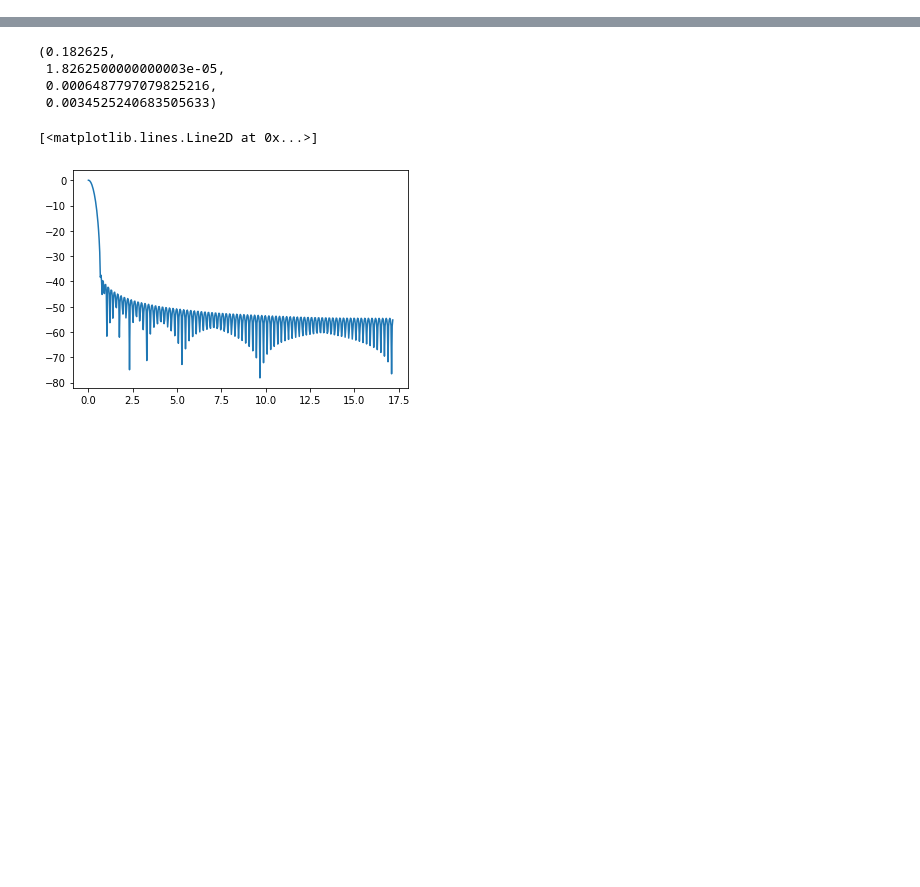
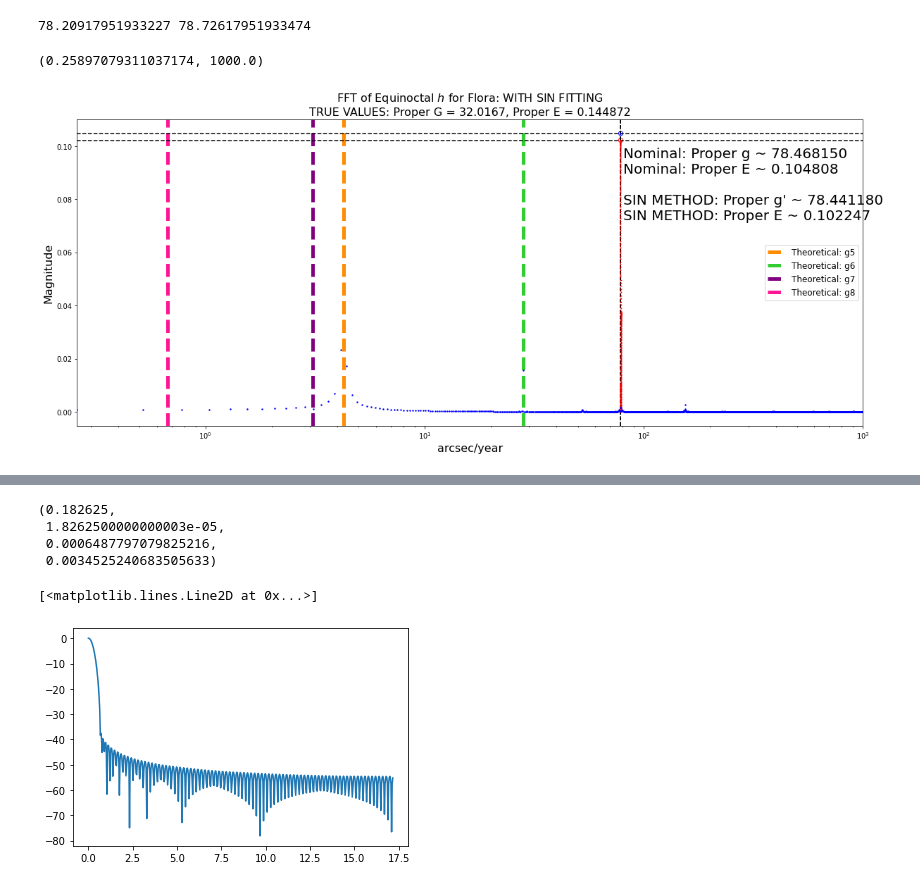
Before and after one commit to Rmelikyan/Flora_Family, a Jupyter notebook: notebooks/Derivation_of_Synthetic_Proper_Elements.ipynb, the cells around one changed output, grey strips where cells are left out. Cells and saved outputs as stored; diff of their text form; code cells hidden in the pictures; blank space fills up the shorter version.

```diff
--- a/notebooks/Derivation_of_Synthetic_Proper_Elements.ipynb
+++ b/notebooks/Derivation_of_Synthetic_Proper_Elements.ipynb
@@ -46,0 +143,58 @@ def get_kr(o):
+# %%
+plt.figure(figsize=(20, 8))
+def signal_strength(w, signal):
+    test_times = plot_times
+    n = len(signal)
+    return abs(sum(np.sin([t* w/3600/rad2Deg for t in test_times]) * signal)/n*2)
+
+# plt.axvline(5.5964, c='brown', ls ='--', label = 'Theoretical: g1', lw = 5)
+# plt.axvline(7.4559, c='darkkhaki', ls ='--', label = 'Theoretical: g2', lw = 5)
+# plt.axvline(g_j['g2']*rad2Deg*3600, c='darkkhaki', label='Locally Computed: g2', lw = 3)
+# plt.axvline(17.3646, c='darkgreen', ls ='--', label = 'Theoretical: g3', lw = 5)
+# plt.axvline(g_j['g3']*rad2Deg*3600, c='darkgreen', label='Locally Computed: g3', lw = 3)
+# plt.axvline(17.9156, c='red', ls ='--', label = 'Theoretical: g4', lw = 5)
+# plt.axvline(g_j['g4']*rad2Deg*3600, c='red', label='Locally Computed: g4', lw = 3)
+plt.axvline(4.2575, c='darkorange', ls ='--', label = 'Theoretical: g5', lw = 5)
+# plt.axvline(g_j['g5']*rad2Deg*3600, c='darkorange', label='Locally Computed: g5', lw = 3)
+plt.axvline(28.2455, c='limegreen', ls ='--', label = 'Theoretical: g6', lw = 5)
+# plt.axvline(g_j['g6']*rad2Deg*3600, c='limegreen', label='Locally Computed: g6', lw = 3)
+plt.axvline(3.0868, c='purple', ls ='--', label = 'Theoretical: g7', lw = 5)
+# plt.axvline(g_j['g7']*rad2Deg*3600, c='purple', label='Locally Computed: g7', lw = 3)
+plt.axvline(0.6726, c='deeppink', ls ='--', label = 'Theoretical: g8', lw = 5)
+# plt.axvline(g_j['g8']*rad2Deg*3600, c='deeppink', label='Locally Computed: g8', lw = 3)
+
+peak_index = np.argmax(psd_h[:n//2])
+
+P_e = psd_h[peak_index]
+P_g = freq[peak_index]
+plt.scatter(P_g, P_e, facecolors = 'none', edgecolors='blue')
+plt.axhline(P_e, ls = '--', c='k')
+plt.axvline(P_g, ls = '--', c='k')
+
+plt.text(P_g + 2, P_e  - .015, 'Nominal: Proper g ~ {:.6f}\nNominal: Proper E ~ {:.6f}'.format(P_g, P_e), fontsize = 20)
+
+plt.scatter(freq, psd_h, zorder=100, s=2, c='blue')
+
+more_freqs = np.arange(freq[peak_index-1], freq[peak_index+1], .001)
+print(more_freqs[0], more_freqs[-1])
+
+response = [signal_strength(w, orbit_data["Vesta"]['equi_h']) for w in more_freqs]
+
+plt.scatter(more_freqs, response, zorder=50, s=.5, c='red')
+P_e = max(response)
+P_g = more_freqs[np.argmax(response)]
+plt.scatter(P_g, P_e, facecolors = 'none', edgecolors='red')
+plt.axhline(P_e, ls = '--', c='k')
+plt.axvline(P_g, ls = '--', c='k')
+plt.text(P_g + 2, P_e  - .030, 'SIN METHOD: Proper g\' ~ {:.6f}\nSIN METHOD: Proper E ~ {:.6f}'.format(P_g, P_e), fontsize = 20)
+
+plt.gca().set_xscale('log')
+plt.legend(fontsize = 12)
+plt.title('FFT of Equinoctal $h$ for Flora: WITH SIN FITTING\nTRUE VALUES: Proper G = 32.0167, Proper E = 0.144872',fontsize=16)
+plt.xlabel('arcsec/year',fontsize=16)
+plt.ylabel("Magnitude",fontsize=16)
+plt.xlim(freq[1], 1e3)
+# %% [output]
+78.20917951933227 78.72617951933474
+(0.25897079311037174, 1000.0)
+[figure, added]
```
Also changed, not shown: parts of 37 cells of this notebook, 52 other files.
